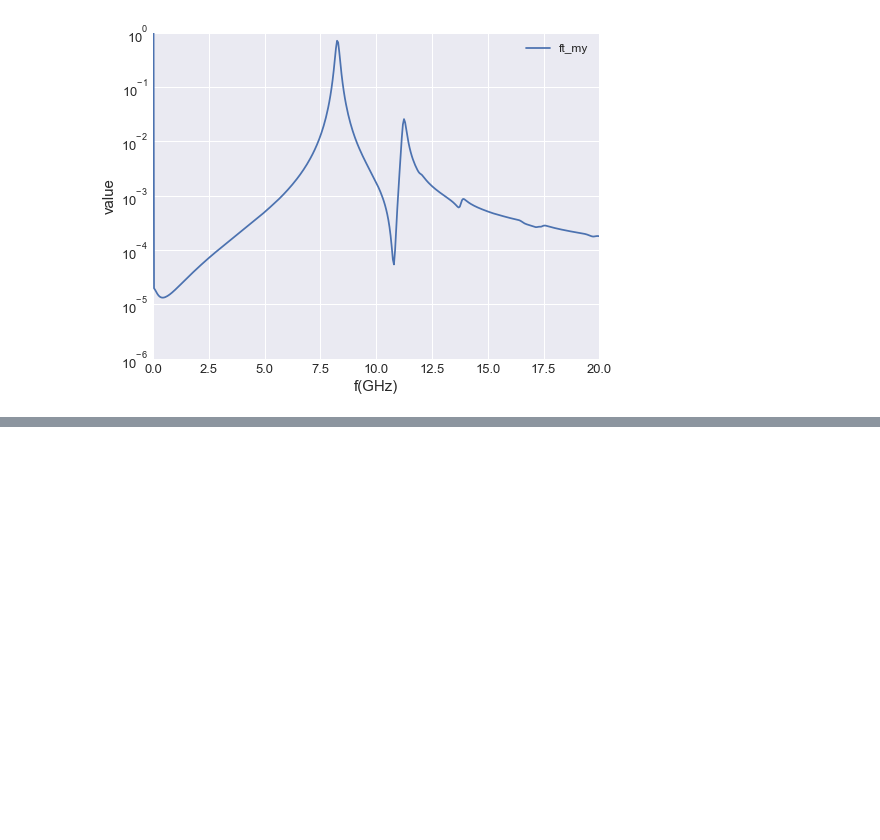
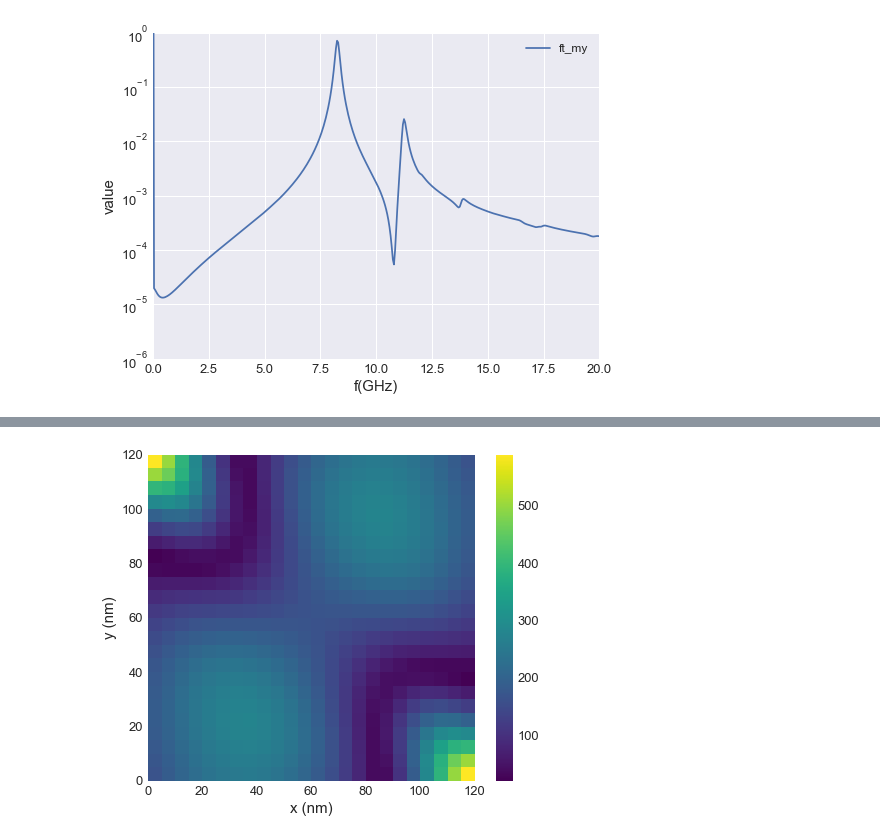
Before and after one commit to ubermag/micromagneticdata, a Jupyter notebook: dev/FFT Development.ipynb, the cells around one changed output, grey strips where cells are left out. Drawn from its saved outputs; the diff is of its cells as text; code cells hidden in the pictures; blank space fills up the shorter version.

```diff
--- a/dev/FFT Development.ipynb
+++ b/dev/FFT Development.ipynb
@@ -292,0 +112,5 @@ plt.yscale("log")
+# %%
+idx = abs(ft_drive.table.data['f'].values - 11.25e9).argmin()
+(np.abs(ft_drive[idx].y)/(24*24*2)).plane('z').mpl()
+# %% [output]
+[figure, added]
```
Also changed, not shown: parts of 43 cells of this notebook, 1 other file.
